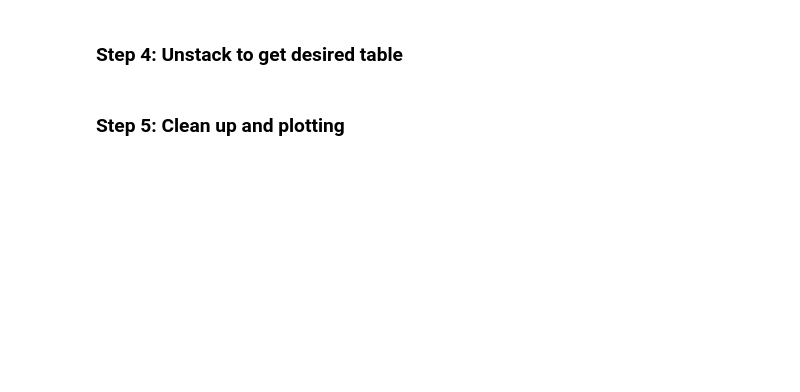
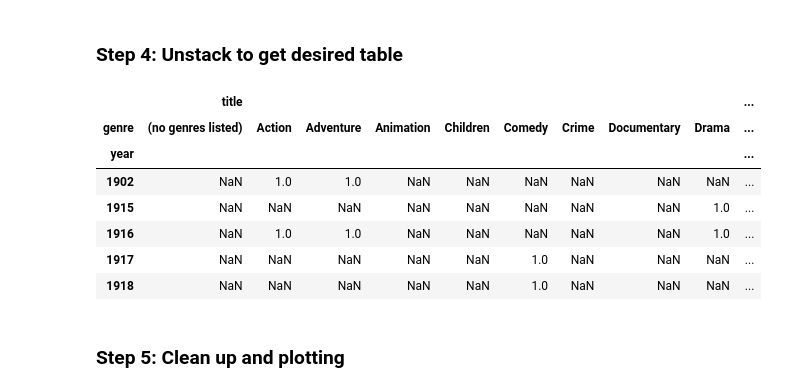
Before and after one commit to cliburn/sta-663-2017, a Jupyter notebook: scratch/Lecture07.ipynb, the cells around one changed output. Drawn from its saved outputs; the diff is of its cells as text; code cells hidden in the pictures; blank space fills up the shorter version.

```diff
--- a/scratch/Lecture07.ipynb
+++ b/scratch/Lecture07.ipynb
@@ -21,0 +68,4 @@ Read the file `movies.csv` into a data frame. Plot the popularity of differnet m
+# %%
+df2.dropna(inplace=True)
+# %%
+df2.drop('variable', axis=1, inplace=True)
@@ -26,2 +98,13 @@ Read the file `movies.csv` into a data frame. Plot the popularity of differnet m
+# %%
+df4.head()
+# %% [output]
+|  | title |  |  |  |  |  |  |  |  | ... |
+| genre | (no genres listed) | Action | Adventure | Animation | Children | Comedy | Crime | Documentary | Drama | ... |
+| year |  |  |  |  |  |  |  |  |  | ... |
+| 1902 | NaN | 1.0 | 1.0 | NaN | NaN | NaN | NaN | NaN | NaN | ... |
+| 1915 | NaN | NaN | NaN | NaN | NaN | NaN | NaN | NaN | 1.0 | ... |
+| 1916 | NaN | 1.0 | 1.0 | NaN | NaN | NaN | NaN | NaN | 1.0 | ... |
+| 1917 | NaN | NaN | NaN | NaN | NaN | 1.0 | NaN | NaN | NaN | ... |
+| 1918 | NaN | NaN | NaN | NaN | NaN | 1.0 | NaN | NaN | NaN | ... |
 # %% [markdown]
 ### Step 5: Clean up and plotting
```
Also changed, not shown: parts of 14 cells of this notebook, 1 other file.
